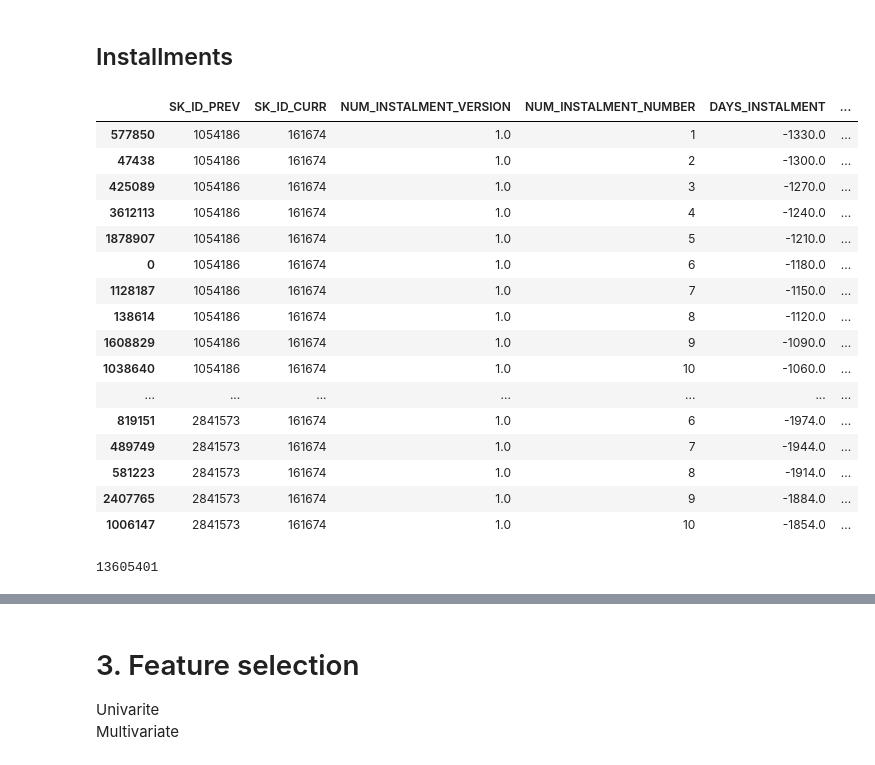
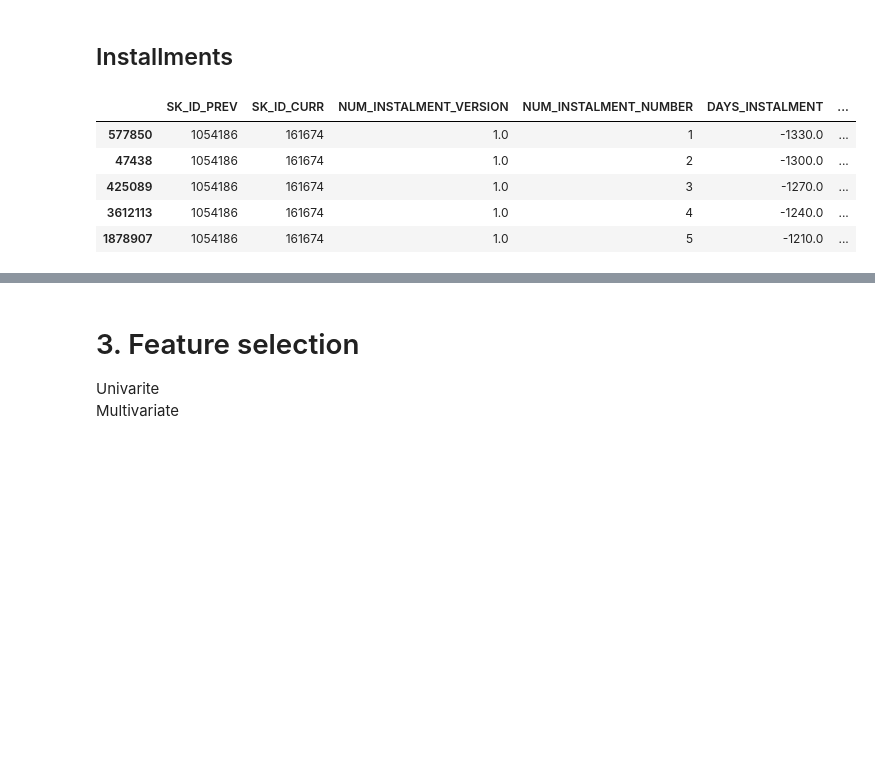
Before and after one commit to Nampq281/homecredit_pd_model, a Jupyter notebook: homecredit-pd-model.ipynb, the cells around one changed output, grey strips where cells are left out. Cells and saved outputs as stored; diff of their text form; code cells hidden in the pictures; blank space fills up the shorter version.

```diff
--- a/homecredit-pd-model.ipynb
+++ b/homecredit-pd-model.ipynb
@@ -724,26 +657,11 @@ df_ts_amt_n_count_fn.shape
 # %% [markdown]
 ## Installments
 # %%
-installments_payments[installments_payments['SK_ID_CURR']==161674].sort_values(by=['SK_ID_PREV', 'NUM_INSTALMENT_NUMBER'])
+installments_payments[installments_payments['SK_ID_CURR']==161674].sort_values(by=['SK_ID_PREV', 'NUM_INSTALMENT_NUMBER']).head(5)
 # %% [output]
 |  | SK_ID_PREV | SK_ID_CURR | NUM_INSTALMENT_VERSION | NUM_INSTALMENT_NUMBER | DAYS_INSTALMENT | ... |
 | 577850 | 1054186 | 161674 | 1.0 | 1 | -1330.0 | ... |
 | 47438 | 1054186 | 161674 | 1.0 | 2 | -1300.0 | ... |
 | 425089 | 1054186 | 161674 | 1.0 | 3 | -1270.0 | ... |
 | 3612113 | 1054186 | 161674 | 1.0 | 4 | -1240.0 | ... |
 | 1878907 | 1054186 | 161674 | 1.0 | 5 | -1210.0 | ... |
-| 0 | 1054186 | 161674 | 1.0 | 6 | -1180.0 | ... |
-| 1128187 | 1054186 | 161674 | 1.0 | 7 | -1150.0 | ... |
-| 138614 | 1054186 | 161674 | 1.0 | 8 | -1120.0 | ... |
-| 1608829 | 1054186 | 161674 | 1.0 | 9 | -1090.0 | ... |
-| 1038640 | 1054186 | 161674 | 1.0 | 10 | -1060.0 | ... |
-| ... | ... | ... | ... | ... | ... | ... |
-| 819151 | 2841573 | 161674 | 1.0 | 6 | -1974.0 | ... |
-| 489749 | 2841573 | 161674 | 1.0 | 7 | -1944.0 | ... |
-| 581223 | 2841573 | 161674 | 1.0 | 8 | -1914.0 | ... |
-| 2407765 | 2841573 | 161674 | 1.0 | 9 | -1884.0 | ... |
-| 1006147 | 2841573 | 161674 | 1.0 | 10 | -1854.0 | ... |
-# %%
-len(installments_payments)
-# %% [output]
-13605401
```
Also changed, not shown: parts of 35 cells of this notebook.
